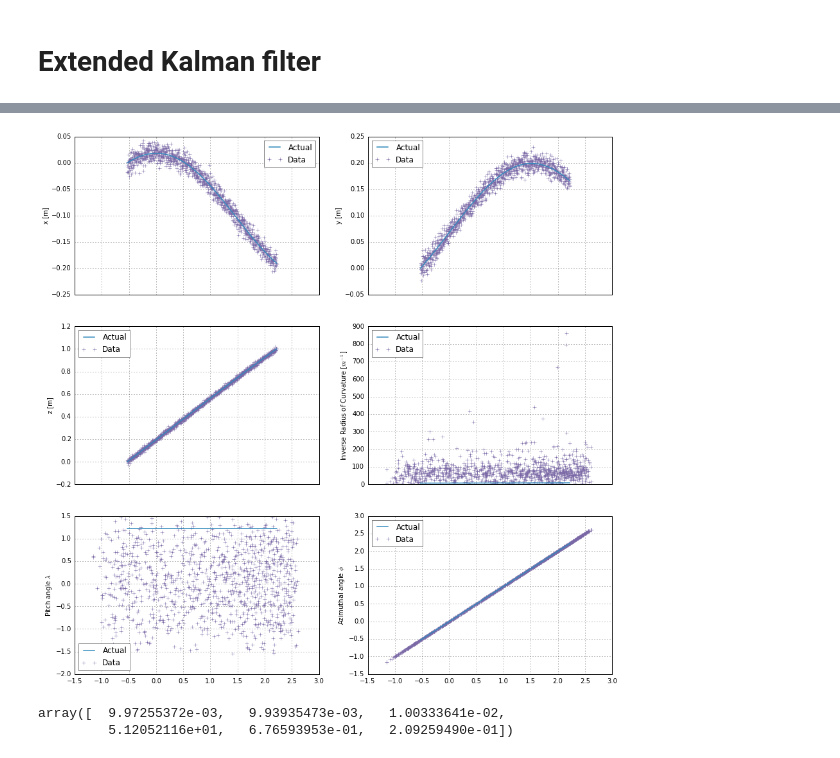
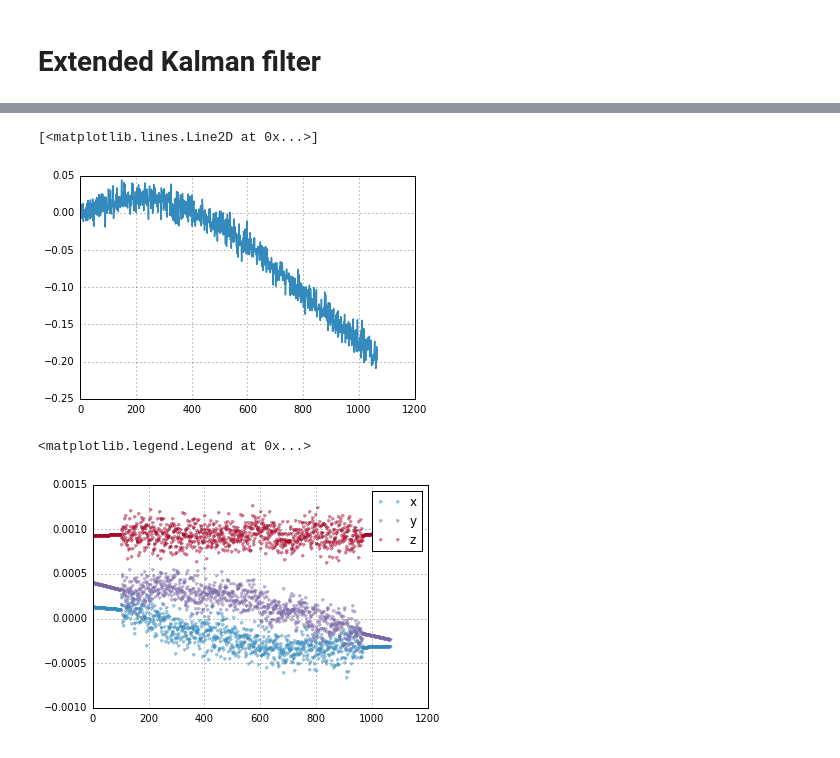
Before and after one commit to chchen123/pytpc, a Jupyter notebook: KalmanFilter.ipynb, the cells around one changed output, grey strips where cells are left out. Saved outputs shown, nothing was run; the diff lists cells and outputs as text; code cells hidden in the pictures.

```diff
--- a/KalmanFilter.ipynb
+++ b/KalmanFilter.ipynb
@@ -148,9 +205,0 @@ ax.plot(xhat[:,0], xhat[:,1], xhat[:,2], '-')
-# %%
-state_vector_plots_compare(sv[1:], data=sv_meas[1:])
-# %% [output]
-[figure, removed]
-# %%
-numpy.std(sv_meas - sv, 0)
-# %% [output]
-array([  9.97255372e-03,   9.93935473e-03,   1.00333641e-02,
-         5.12052116e+01,   6.76593953e-01,   2.09259490e-01])
@@ -156,0 +208,5 @@ array([  9.97255372e-03,   9.93935473e-03,   1.00333641e-02,
+# %%
+plt.plot(meas[:,0])
+# %% [output]
+[<matplotlib.lines.Line2D at 0x...>]
+[figure, added]
@@ -156,0 +218,6 @@ array([  9.97255372e-03,   9.93935473e-03,   1.00333641e-02,
+# %%
+plt.plot(dfs, '.', alpha=0.5)
+plt.legend(('x', 'y', 'z'))
+# %% [output]
+<matplotlib.legend.Legend at 0x...>
+[figure, added]
```
Also changed, not shown: parts of 19 cells of this notebook, 3 other files.
